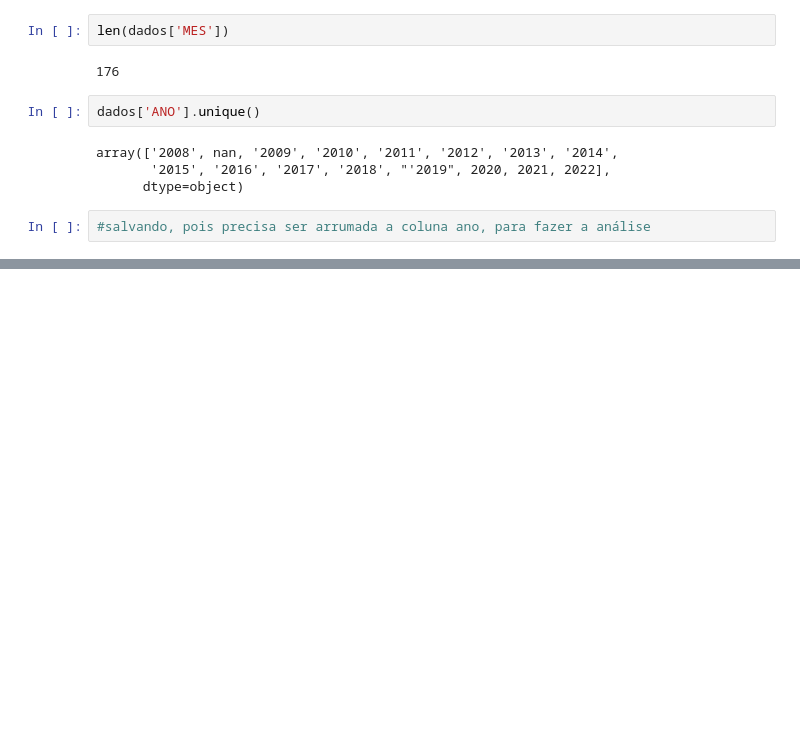
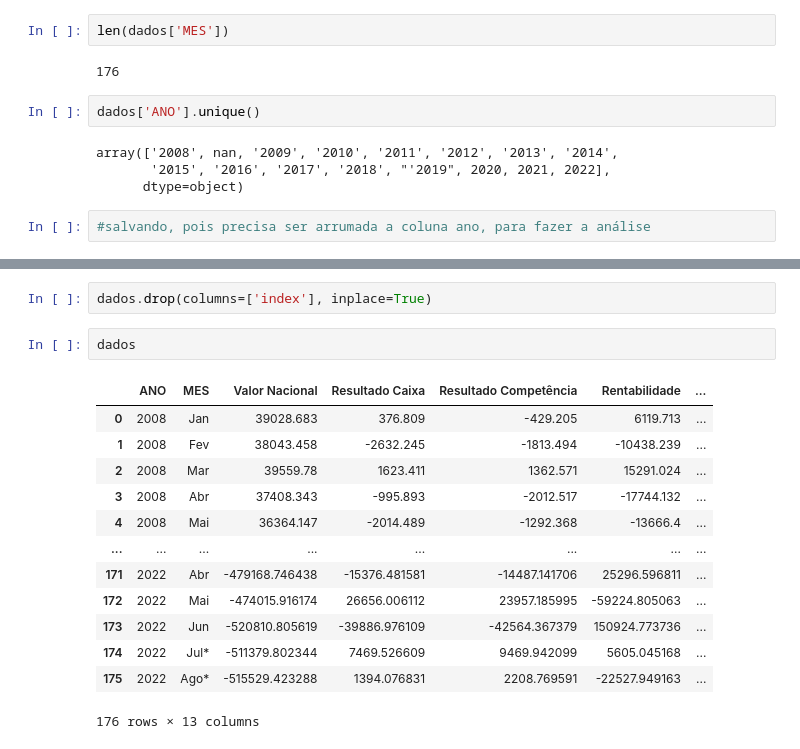
Before and after one commit to Wandson11/Wandson, a Jupyter notebook: bancocentralbp.ipynb, the cells around one changed output, grey strips where cells are left out. Saved outputs shown, nothing was run; the diff lists cells and outputs as text; blank space fills up the shorter version.

```diff
--- a/bancocentralbp.ipynb
+++ b/bancocentralbp.ipynb
@@ -281,0 +357,18 @@ array(['2008', nan, '2009', '2010', '2011', '2012', '2013', '2014',
+# %%
+dados.drop(columns=['index'], inplace=True)
+# %%
+dados
+# %% [output]
+|  | ANO | MES | Valor Nacional | Resultado Caixa | Resultado Competência | Rentabilidade | ... |
+| 0 | 2008 | Jan | 39028.683 | 376.809 | -429.205 | 6119.713 | ... |
+| 1 | 2008 | Fev | 38043.458 | -2632.245 | -1813.494 | -10438.239 | ... |
+| 2 | 2008 | Mar | 39559.78 | 1623.411 | 1362.571 | 15291.024 | ... |
+| 3 | 2008 | Abr | 37408.343 | -995.893 | -2012.517 | -17744.132 | ... |
+| 4 | 2008 | Mai | 36364.147 | -2014.489 | -1292.368 | -13666.4 | ... |
+| ... | ... | ... | ... | ... | ... | ... | ... |
+| 171 | 2022 | Abr | -479168.746438 | -15376.481581 | -14487.141706 | 25296.596811 | ... |
+| 172 | 2022 | Mai | -474015.916174 | 26656.006112 | 23957.185995 | -59224.805063 | ... |
+| 173 | 2022 | Jun | -520810.805619 | -39886.976109 | -42564.367379 | 150924.773736 | ... |
+| 174 | 2022 | Jul* | -511379.802344 | 7469.526609 | 9469.942099 | 5605.045168 | ... |
+| 175 | 2022 | Ago* | -515529.423288 | 1394.076831 | 2208.769591 | -22527.949163 | ... |
+176 rows × 13 columns
```
Also changed, not shown: parts of 10 cells of this notebook.
